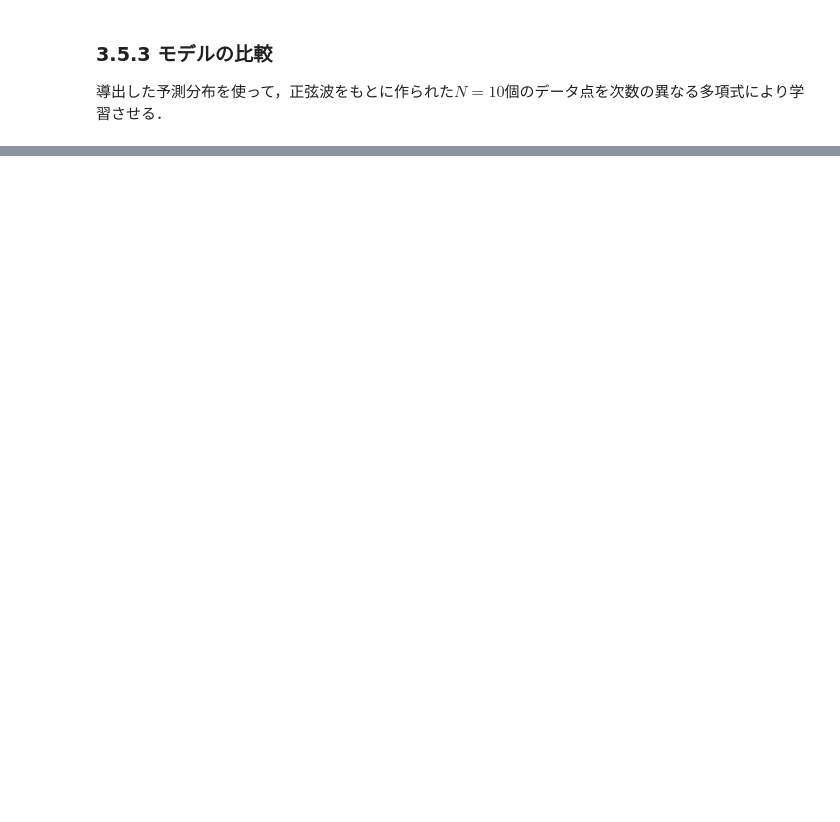
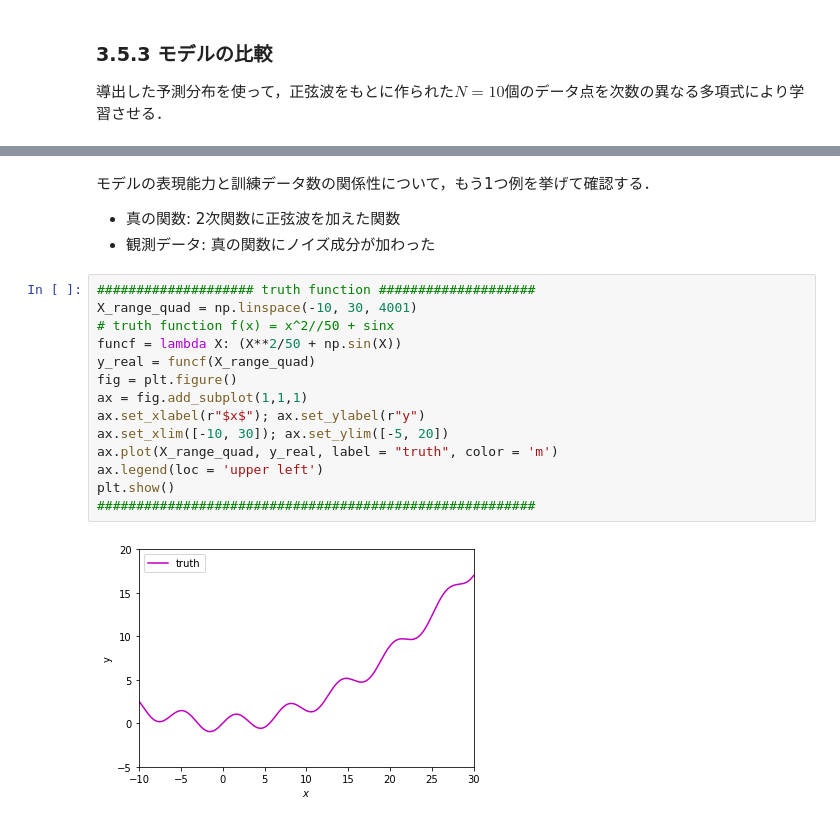
Before and after one commit to tcbn-ai/TIL, a Jupyter notebook: Study_Bayes/3.5_linear_regression.ipynb, the cells around one changed output, grey strips where cells are left out. Saved outputs shown, nothing was run; the diff lists cells and outputs as text; blank space fills up the shorter version.

```diff
--- a/Study_Bayes/3.5_linear_regression.ipynb
+++ b/Study_Bayes/3.5_linear_regression.ipynb
@@ -403,0 +276,20 @@ plt.show()
+# %% [markdown]
+モデルの表現能力と訓練データ数の関係性について，もう1つ例を挙げて確認する．
+- 真の関数: 2次関数に正弦波を加えた関数
+- 観測データ: 真の関数にノイズ成分が加わった
+# %%
+#################### truth function ####################
+X_range_quad = np.linspace(-10, 30, 4001)
+# truth function f(x) = x^2//50 + sinx
+funcf = lambda X: (X**2/50 + np.sin(X))
+y_real = funcf(X_range_quad)
+fig = plt.figure()
+ax = fig.add_subplot(1,1,1)
+ax.set_xlabel(r"$x$"); ax.set_ylabel(r"y")
+ax.set_xlim([-10, 30]); ax.set_ylim([-5, 20])
+ax.plot(X_range_quad, y_real, label = "truth", color = 'm')
+ax.legend(loc = 'upper left')
+plt.show()
+########################################################
+# %% [output]
+[figure, added]
```
Also changed, not shown: parts of 21 cells of this notebook, 1 other file.
